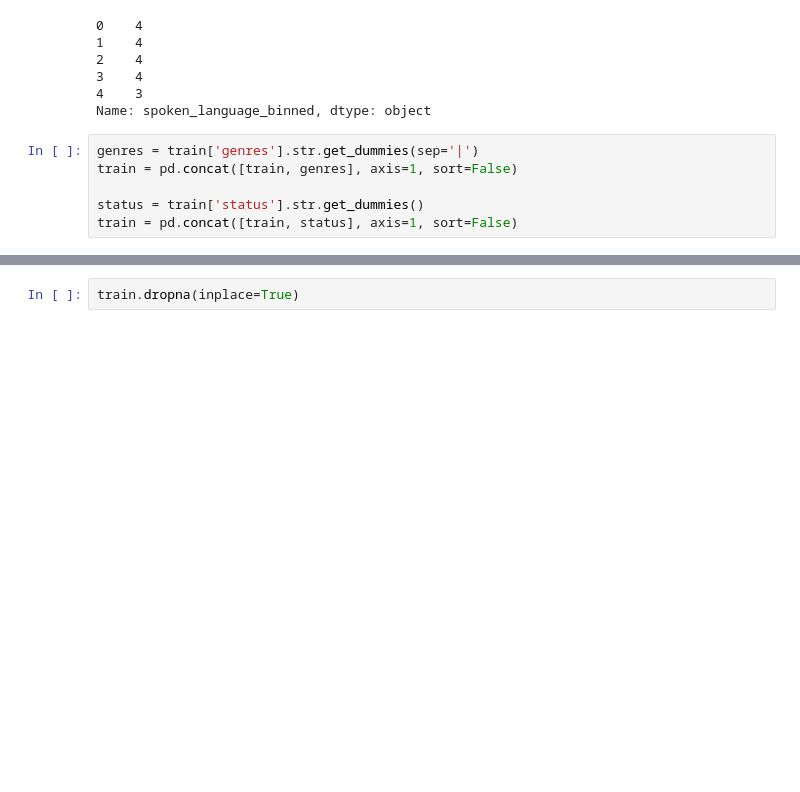
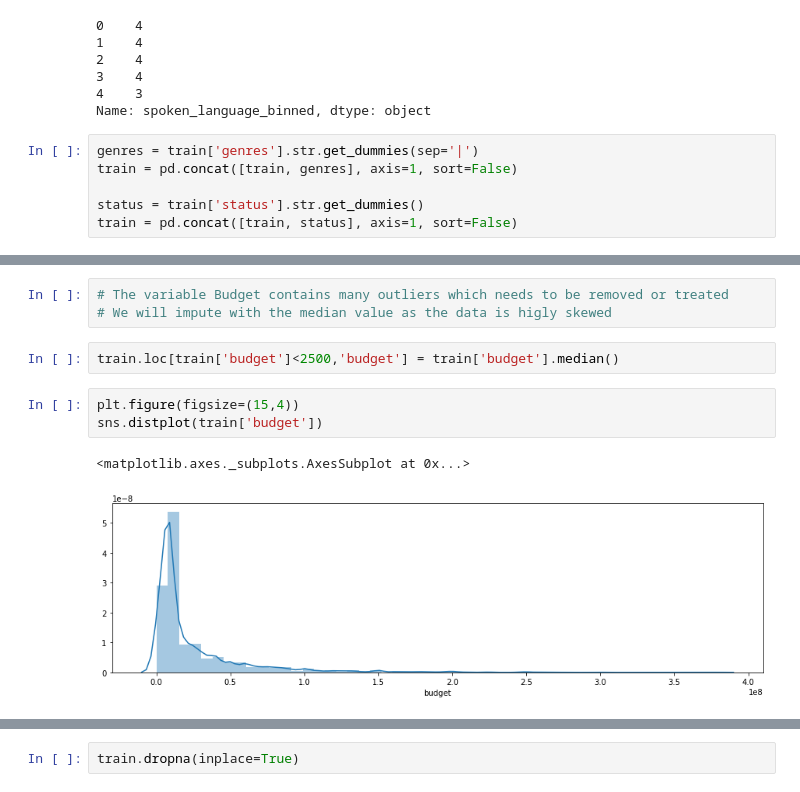
Before and after one commit to CKManoj012/Projects, a Jupyter notebook: TMDB Box office Collection.ipynb, the cells around one changed output, grey strips where cells are left out. Drawn from its saved outputs; the diff is of its cells as text; blank space fills up the shorter version.

```diff
--- a/TMDB Box office Collection.ipynb
+++ b/TMDB Box office Collection.ipynb
@@ -551,0 +612,11 @@ train = pd.concat([train, status], axis=1, sort=False)
+# %%
+# The variable Budget contains many outliers which needs to be removed or treated
+# We will impute with the median value as the data is higly skewed
+# %%
+train.loc[train['budget']<2500,'budget'] = train['budget'].median()
+# %%
+plt.figure(figsize=(15,4))
+sns.distplot(train['budget'])
+# %% [output]
+<matplotlib.axes._subplots.AxesSubplot at 0x...>
+[figure, added]
```
Also changed, not shown: parts of 59 cells of this notebook.
